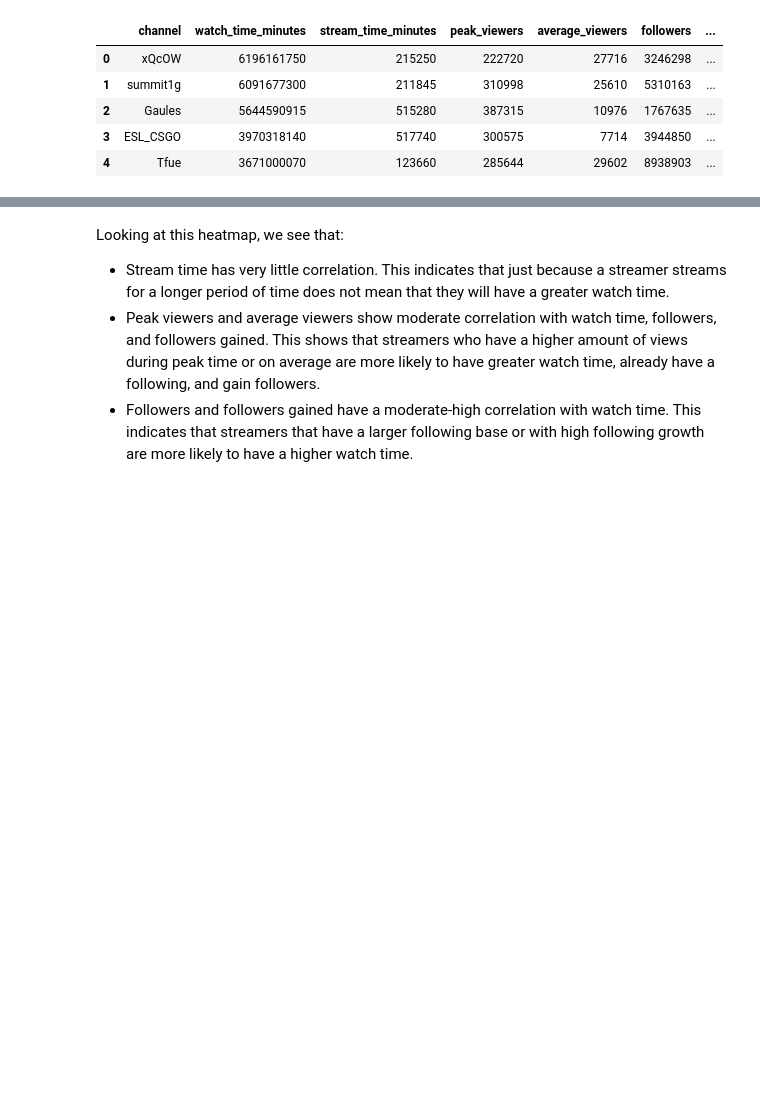
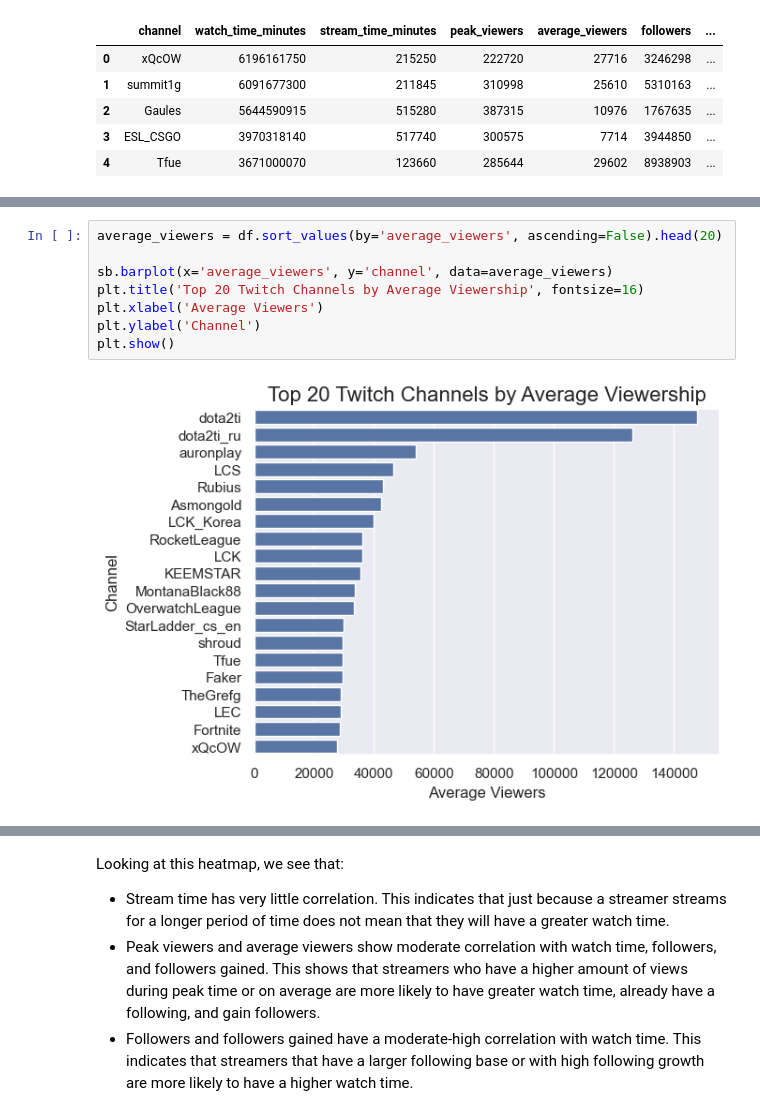
Before and after one commit to jasminejsun/twitch-streamer-analysis, a Jupyter notebook: data-exploratory-analysis.ipynb, the cells around one changed output, grey strips where cells are left out. Cells and saved outputs as stored; diff of their text form; blank space fills up the shorter version.

```diff
--- a/data-exploratory-analysis.ipynb
+++ b/data-exploratory-analysis.ipynb
@@ -54,0 +55,10 @@ In order to analyze the relationship between various numeric variables and watch
+# %%
+average_viewers = df.sort_values(by='average_viewers', ascending=False).head(20)
+
+sb.barplot(x='average_viewers', y='channel', data=average_viewers)
+plt.title('Top 20 Twitch Channels by Average Viewership', fontsize=16)
+plt.xlabel('Average Viewers')
+plt.ylabel('Channel')
+plt.show()
+# %% [output]
+[figure, added]
```
Also changed, not shown: parts of 9 cells of this notebook.
